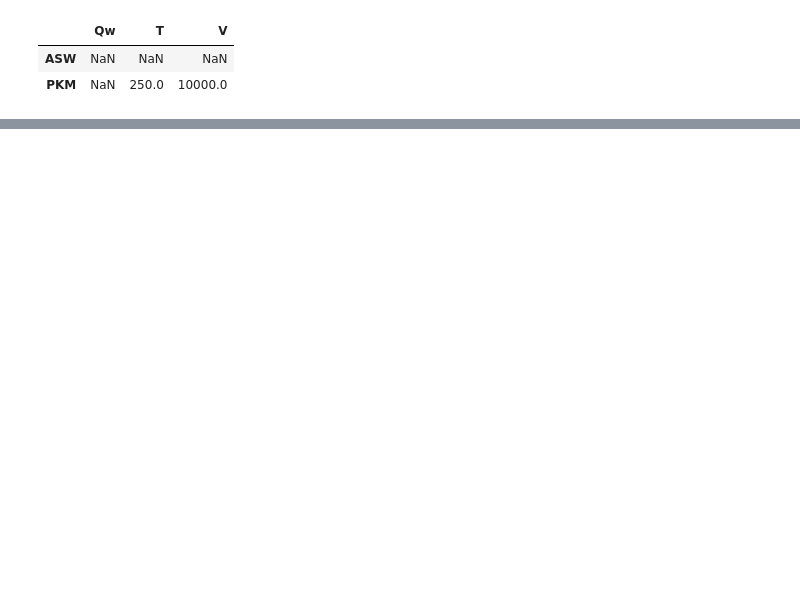
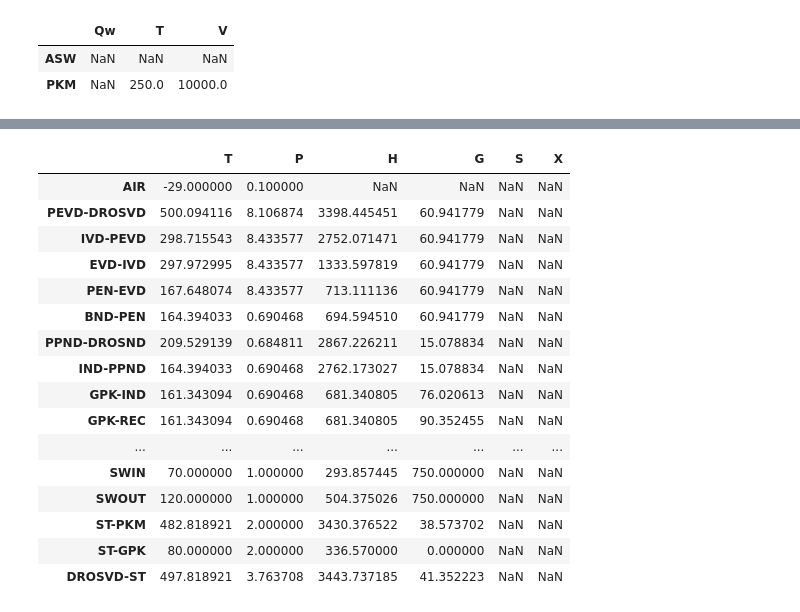
Before and after one commit to maksimovia/GZ, a Jupyter notebook: Raschet KU+TU+PKM.ipynb, the cells around one changed output, grey strips where cells are left out. Saved outputs shown, nothing was run; the diff lists cells and outputs as text; code cells hidden in the pictures; blank space fills up the shorter version.

```diff
--- a/Raschet KU+TU+PKM.ipynb
+++ b/Raschet KU+TU+PKM.ipynb
@@ -372,0 +474,20 @@ accumulation
+# %%
+water_streams
+# %% [output]
+|  | T | P | H | G | S | X |
+| AIR | -29.000000 | 0.100000 | NaN | NaN | NaN | NaN |
+| PEVD-DROSVD | 500.094116 | 8.106874 | 3398.445451 | 60.941779 | NaN | NaN |
+| IVD-PEVD | 298.715543 | 8.433577 | 2752.071471 | 60.941779 | NaN | NaN |
+| EVD-IVD | 297.972995 | 8.433577 | 1333.597819 | 60.941779 | NaN | NaN |
+| PEN-EVD | 167.648074 | 8.433577 | 713.111136 | 60.941779 | NaN | NaN |
+| BND-PEN | 164.394033 | 0.690468 | 694.594510 | 60.941779 | NaN | NaN |
+| PPND-DROSND | 209.529139 | 0.684811 | 2867.226211 | 15.078834 | NaN | NaN |
+| IND-PPND | 164.394033 | 0.690468 | 2762.173027 | 15.078834 | NaN | NaN |
+| GPK-IND | 161.343094 | 0.690468 | 681.340805 | 76.020613 | NaN | NaN |
+| GPK-REC | 161.343094 | 0.690468 | 681.340805 | 90.352455 | NaN | NaN |
+| ... | ... | ... | ... | ... | ... | ... |
+| SWIN | 70.000000 | 1.000000 | 293.857445 | 750.000000 | NaN | NaN |
+| SWOUT | 120.000000 | 1.000000 | 504.375026 | 750.000000 | NaN | NaN |
+| ST-PKM | 482.818921 | 2.000000 | 3430.376522 | 38.573702 | NaN | NaN |
+| ST-GPK | 80.000000 | 2.000000 | 336.570000 | 0.000000 | NaN | NaN |
+| DROSVD-ST | 497.818921 | 3.763708 | 3443.737185 | 41.352223 | NaN | NaN |
```
Also changed, not shown: parts of 13 cells of this notebook, 13 other files.
